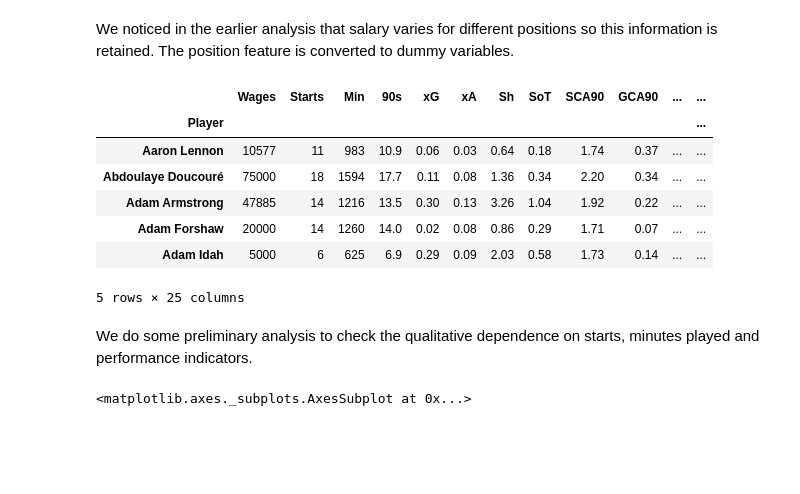
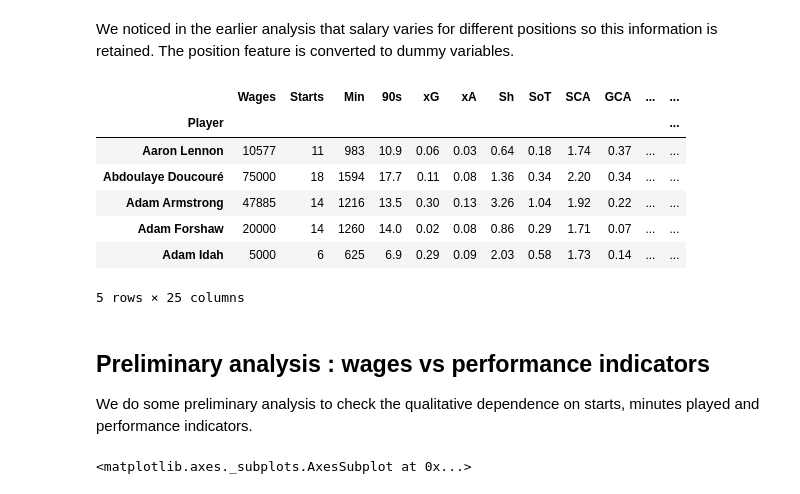
Before and after one commit to arun-s-p/football_wages, a Jupyter notebook: wage_ATT_based_model.ipynb, the cells around one changed output. Drawn from its saved outputs; the diff is of its cells as text; code cells hidden in the pictures; blank space fills up the shorter version.

```diff
--- a/wage_ATT_based_model.ipynb
+++ b/wage_ATT_based_model.ipynb
@@ -50,7 +50,6 @@ Defenders and goalkeeper are dropped as we base our model purely on attacking pe
 # %%
 df.drop(df.index[df['Pos']=='GK'],inplace=True)
 df.drop(df.index[df['Pos']=='DF'],inplace=True)
-df.drop(df.index[df['Pos']=='GK'],inplace=True)
 df.drop(df.index[df['90s']<5],inplace=True)
 df['Pos'].unique()
 # %% [output]
@@ -72,9 +71,10 @@ We noticed in the earlier analysis that salary varies for different positions so
 # %%
 sdf=pd.concat([sdf,pd.get_dummies(sdf['Pos'])], axis=1)
 sdf.drop('Pos',axis=1,inplace=True)
+sdf.rename(columns={'SCA90':'SCA','GCA90':'GCA','Pto3':'Ps3','Prog':'PrP','ProgCrr':'PrC','Crrto3':'Cr3'},inplace=True)
 sdf.head()
 # %% [output]
-|  | Wages | Starts | Min | 90s | xG | xA | Sh | SoT | SCA90 | GCA90 | ... | ... |
+|  | Wages | Starts | Min | 90s | xG | xA | Sh | SoT | SCA | GCA | ... | ... |
 | Player |  |  |  |  |  |  |  |  |  |  |  | ... |
 | Aaron Lennon | 10577 | 11 | 983 | 10.9 | 0.06 | 0.03 | 0.64 | 0.18 | 1.74 | 0.37 | ... | ... |
 | Abdoulaye Doucouré | 75000 | 18 | 1594 | 17.7 | 0.11 | 0.08 | 1.36 | 0.34 | 2.20 | 0.34 | ... | ... |
@@ -83,6 +83,7 @@ sdf.head()
 | Adam Idah | 5000 | 6 | 625 | 6.9 | 0.29 | 0.09 | 2.03 | 0.58 | 1.73 | 0.14 | ... | ... |
 5 rows × 25 columns
 # %% [markdown]
+## Preliminary analysis : wages vs performance indicators
 We do some preliminary analysis to check the qualitative dependence on starts, minutes played and performance indicators.
 # %%
 fig,axes = plt.subplots(1,3,figsize=(18,4),sharey=True)
```
Also changed, not shown: parts of 65 cells of this notebook.
